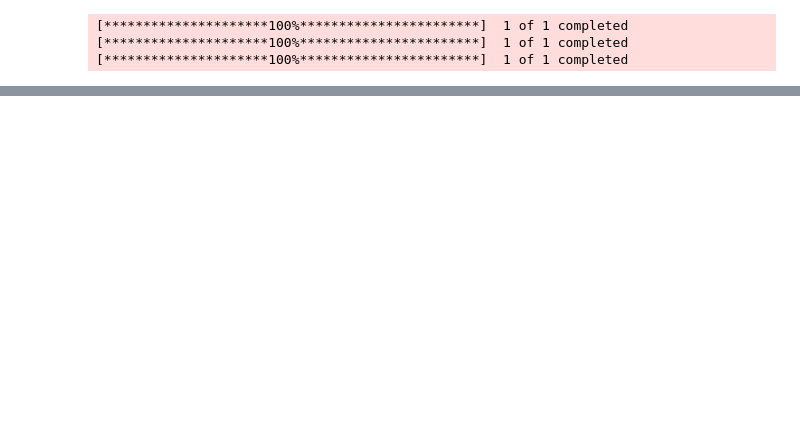
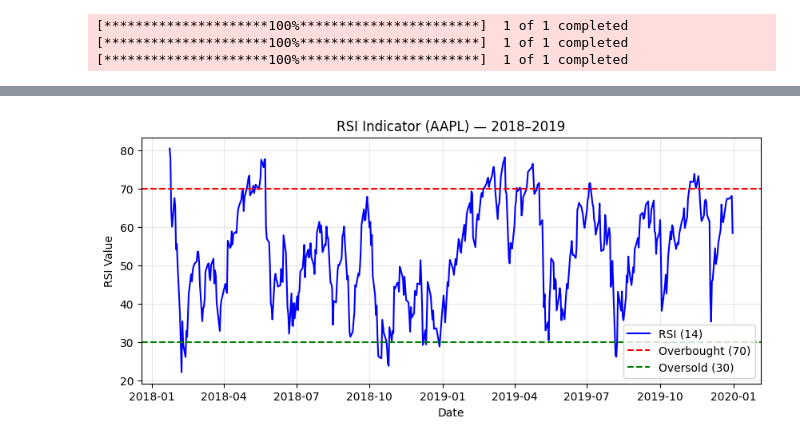
Before and after one commit to emilesgt/Machine-Learning-A4, a Jupyter notebook: projet_ml.ipynb, the cells around one changed output, grey strips where cells are left out. Cells and saved outputs as stored; diff of their text form; code cells hidden in the pictures; blank space fills up the shorter version.

```diff
--- a/projet_ml.ipynb
+++ b/projet_ml.ipynb
@@ -47,0 +148,35 @@ for name, symbol in tickers.items():
+# %%
+def compute_RSI(series, window=14):
+    delta = series.diff()
+
+    # Separate positive and negative changes
+    gain = delta.clip(lower=0)
+    loss = -delta.clip(upper=0)
+
+    # Exponential moving averages (Wilder’s smoothing)
+    avg_gain = gain.ewm(alpha=1/window, min_periods=window).mean()
+    avg_loss = loss.ewm(alpha=1/window, min_periods=window).mean()
+
+    rs = avg_gain / avg_loss
+    rsi = 100 - (100 / (1 + rs))
+    return rsi
+# %%
+data["RSI_14"] = compute_RSI(data["Close"], window=14)
+# %%
+data["RSI_14"] = data["RSI_14"].shift(1)
+#to prevent look ahead bias
+# %%
+mask = (data.index >= "2018-01-01") & (data.index <= "2019-12-31")
+subset = data.loc[mask]
+plt.figure(figsize=(10, 4))
+plt.plot(subset.index, subset["RSI_14"], label="RSI (14)", color="blue")
+plt.axhline(70, color="red", linestyle="--", label="Overbought (70)")
+plt.axhline(30, color="green", linestyle="--", label="Oversold (30)")
+plt.title("RSI Indicator (AAPL) — 2018–2019")
+plt.xlabel("Date")
+plt.ylabel("RSI Value")
+plt.legend()
+plt.grid(True, alpha=0.3)
+plt.show()
+# %% [output]
+[figure, added]
```
Also changed, not shown: parts of 16 cells of this notebook.
